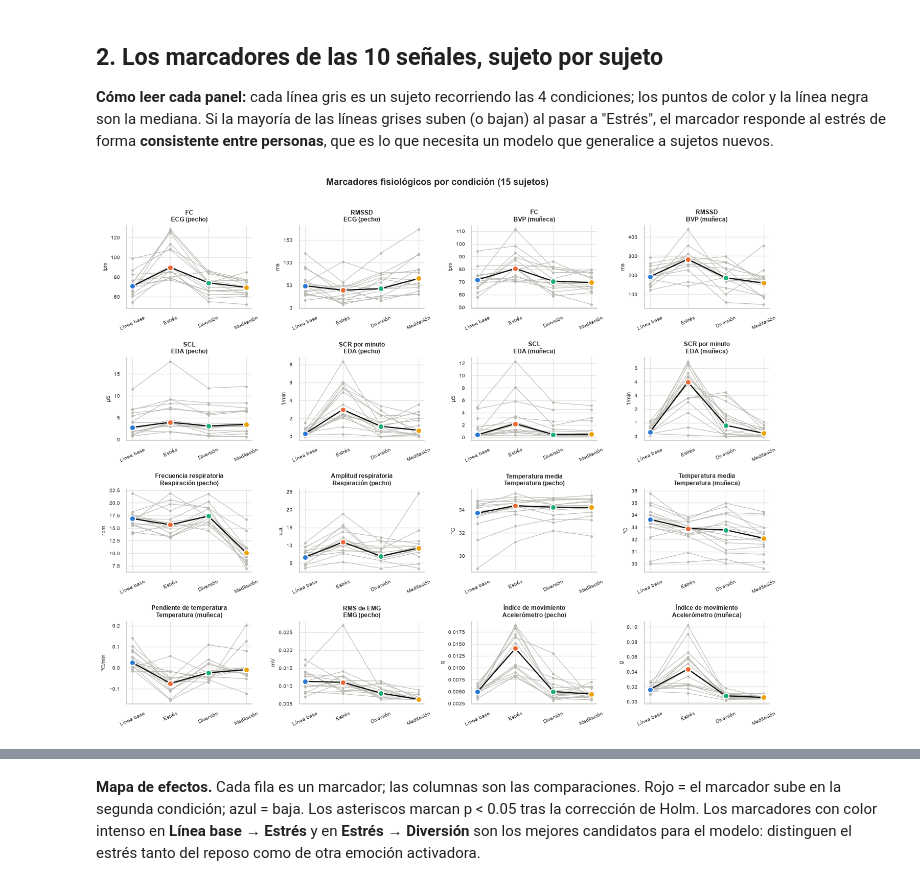
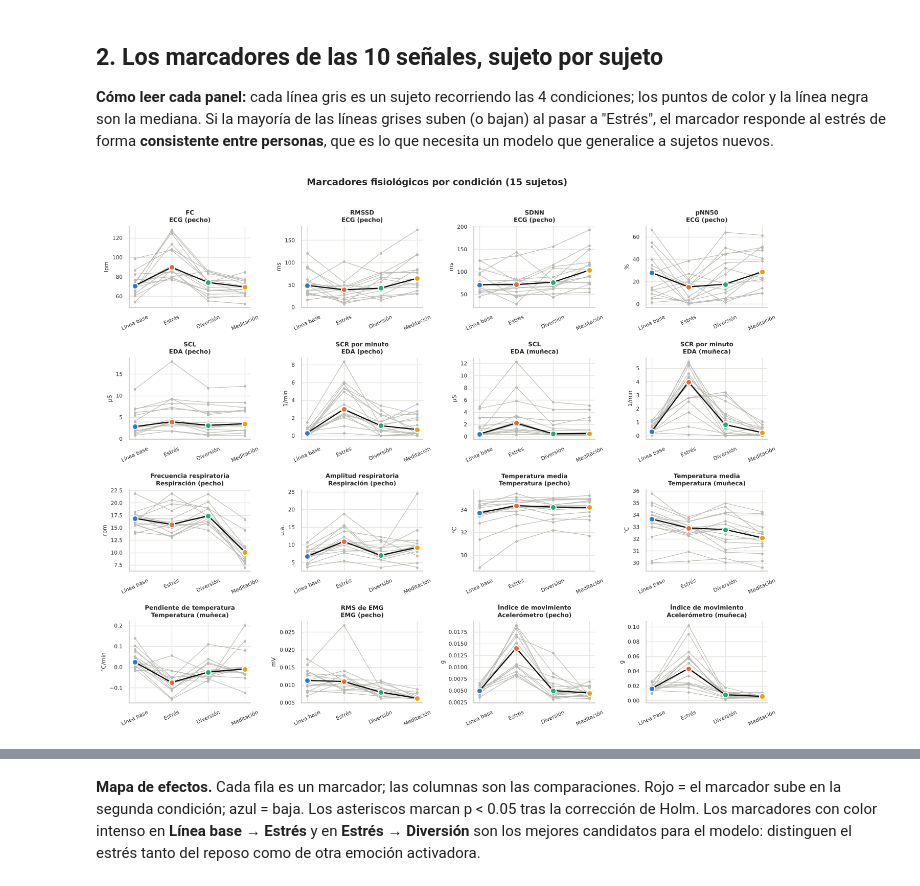
Before and after one commit to bermudez05/Identificacion_multimodal_patrones_de_estres_WESAD, a Jupyter notebook: pipeline_capitulo1/04_marcadores_y_variabilidad.ipynb, the cells around one changed output, grey strips where cells are left out. Drawn from its saved outputs; the diff is of its cells as text; code cells hidden in the pictures.

```diff
--- a/pipeline_capitulo1/04_marcadores_y_variabilidad.ipynb
+++ b/pipeline_capitulo1/04_marcadores_y_variabilidad.ipynb
@@ -74,14 +77,14 @@ negra son la mediana. Si la mayoría de las líneas grises suben (o bajan) al pa
 responde al estrés de forma **consistente entre personas**, que es lo que necesita un modelo que generalice a
 sujetos nuevos.
 # %%
-items = [("chest_ECG", "FC"), ("chest_ECG", "RMSSD"), ("wrist_BVP", "FC"), ("wrist_BVP", "RMSSD"),
+items = [("chest_ECG", "FC"), ("chest_ECG", "RMSSD"), ("chest_ECG", "SDNN"), ("chest_ECG", "pNN50"),
          ("chest_EDA", "SCL"), ("chest_EDA", "SCR por minuto"), ("wrist_EDA", "SCL"), ("wrist_EDA", "SCR por minuto"),
          ("chest_Resp", "Frecuencia respiratoria"), ("chest_Resp", "Amplitud respiratoria"),
          ("chest_Temp", "Temperatura media"), ("wrist_TEMP", "Temperatura media"),
          ("wrist_TEMP", "Pendiente de temperatura"), ("chest_EMG", "RMS de EMG"),
          ("chest_ACC", "Índice de movimiento"), ("wrist_ACC", "Índice de movimiento")]
 fig = gr.plot_markers_by_condition(markers, items, title="Marcadores fisiológicos por condición (15 sujetos)")
 gr.savefig(fig, "04_marcadores_por_condicion"); plt.show()
 # %% [output]
-[figure, old version]
+[figure, new version]
 # %% [markdown]
```
Also changed, not shown: parts of 11 cells of this notebook, 38 other files.
